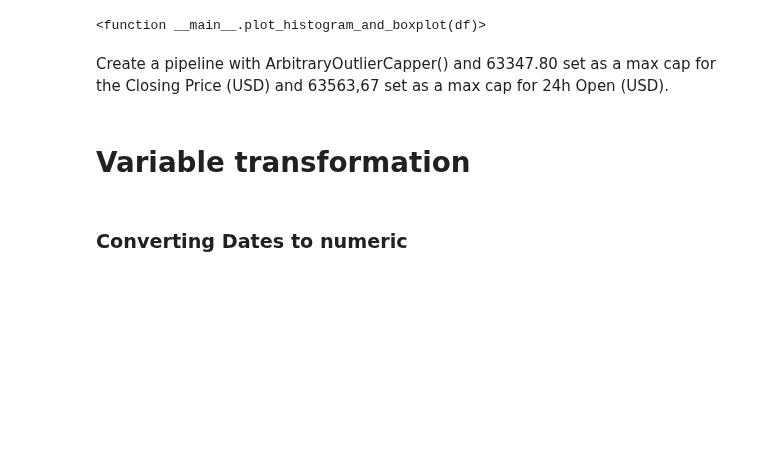
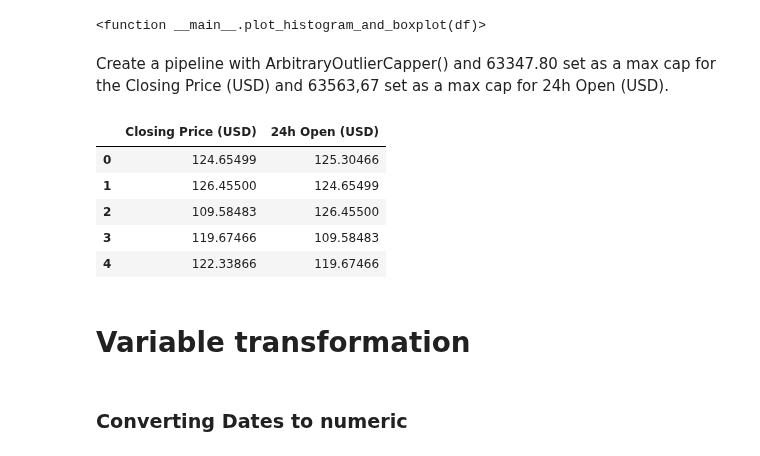
Before and after one commit to ksagep/fifth-milestone-project-bitcoin, a Jupyter notebook: jupyter_notebooks/Feature_engineering.ipynb, the cells around one changed output. Saved outputs shown, nothing was run; the diff lists cells and outputs as text; code cells hidden in the pictures; blank space fills up the shorter version.

```diff
--- a/jupyter_notebooks/Feature_engineering.ipynb
+++ b/jupyter_notebooks/Feature_engineering.ipynb
@@ -156,19 +179,29 @@ Create a pipeline with ArbitraryOutlierCapper() and 63347.80 set as a max cap fo
 # %%
 import os
 import pandas as pd
 import numpy as np
 import matplotlib.pyplot as plt
 import seaborn as sns
+import sklearn
 sns.set_style('whitegrid')
 from sklearn.pipeline import Pipeline
 from feature_engine.outliers import ArbitraryOutlierCapper
+
+df = (pd.read_csv("/workspace/fifth-milestone-project-bitcoin/jupyter_notebooks/outputs/dataset/collection/Bitcoin_Price_Data.csv").filter(['Closing Price (USD)', '24h Open (USD)']))
 
 pipeline = Pipeline([
       ( 'arb', ArbitraryOutlierCapper(max_capping_dict={'Closing Price (USD)':63347.80 , '24h Open (USD)':63563.67}) )
 ])
 
 df_transformed = pipeline.fit_transform(df)
 df_transformed.head()
+# %% [output]
+|  | Closing Price (USD) | 24h Open (USD) |
+| 0 | 124.65499 | 125.30466 |
+| 1 | 126.45500 | 124.65499 |
+| 2 | 109.58483 | 126.45500 |
+| 3 | 119.67466 | 109.58483 |
+| 4 | 122.33866 | 119.67466 |
 # %% [markdown]
 # Variable transformation
 # %% [markdown]
```
Also changed, not shown: parts of 9 cells of this notebook, 4 other files.
